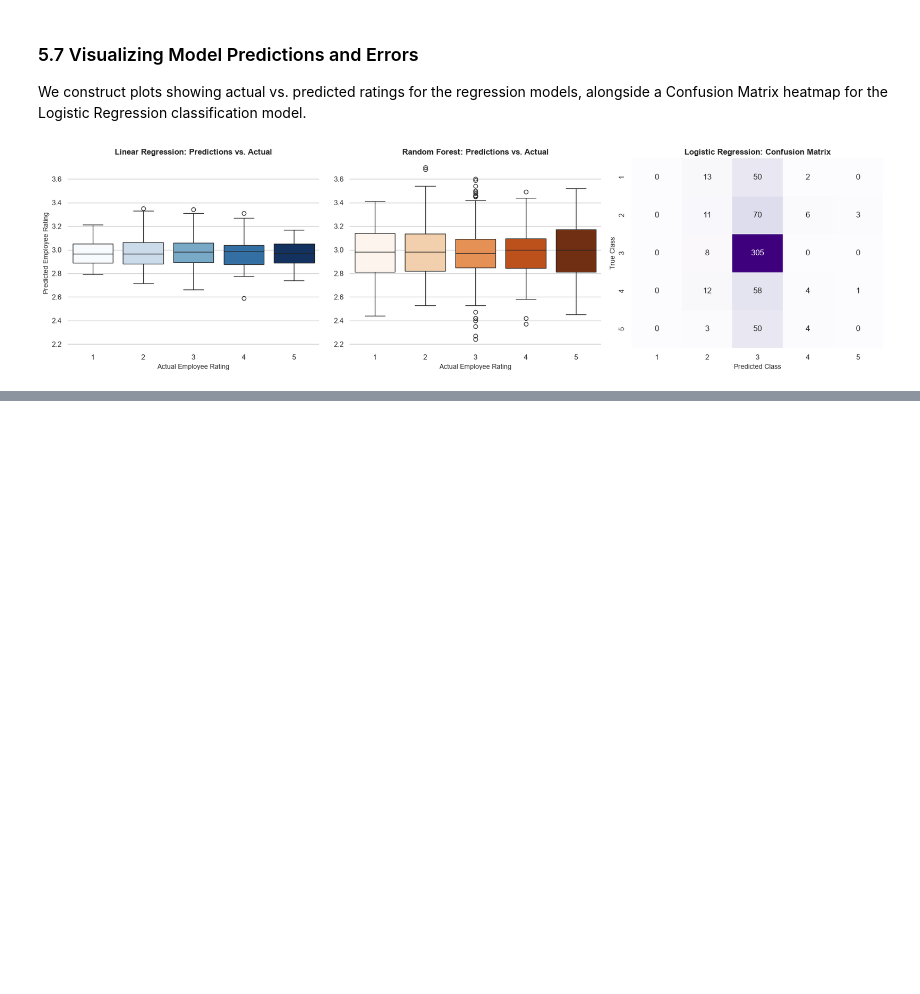
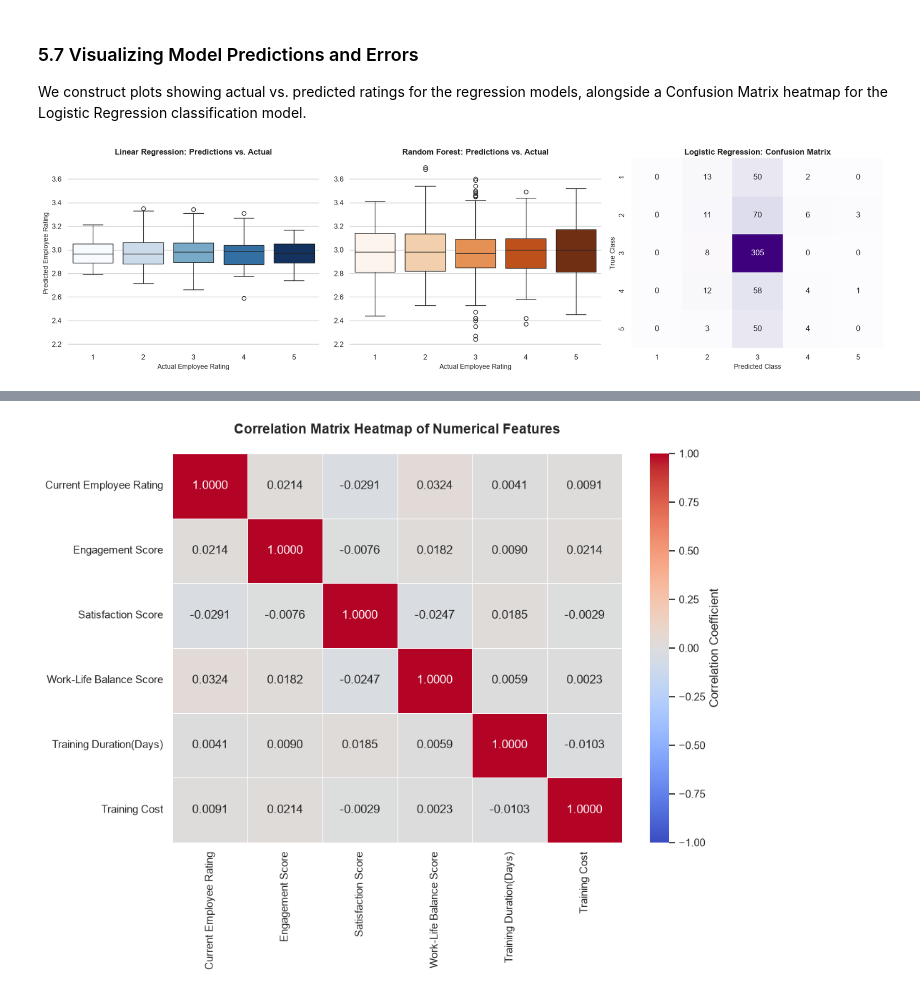
Before and after one commit to Ali-Khamis45/orangelab1, a Jupyter notebook: taskLAB1orange.ipynb, the cells around one changed output, grey strips where cells are left out. Saved outputs shown, nothing was run; the diff lists cells and outputs as text; code cells hidden in the pictures; blank space fills up the shorter version.

Commit message:
Update notebook with correlation matrix/scatter plots and update ml_performance_report.md

```diff
--- a/taskLAB1orange.ipynb
+++ b/taskLAB1orange.ipynb
@@ -927,0 +931,24 @@ plt.show()
+# %%
+# Select all numerical columns
+numerical_cols = ['Current Employee Rating', 'Engagement Score', 'Satisfaction Score', 'Work-Life Balance Score', 'Training Duration(Days)', 'Training Cost']
+
+# Compute the correlation matrix
+corr_matrix = data_ml[numerical_cols].corr()
+
+# Create a heatmap
+plt.figure(figsize=(10, 8))
+sns.heatmap(
+    corr_matrix,
+    annot=True,
+    fmt=".4f",
+    cmap="coolwarm",
+    vmin=-1,
+    vmax=1,
+    linewidths=0.5,
+    cbar_kws={'label': 'Correlation Coefficient'}
+)
+plt.title("Correlation Matrix Heatmap of Numerical Features", fontsize=14, fontweight="bold", pad=20)
+plt.tight_layout()
+plt.show()
+# %% [output]
+[figure, added]
```
Also changed, not shown: parts of 3 cells of this notebook, 1 other file.
